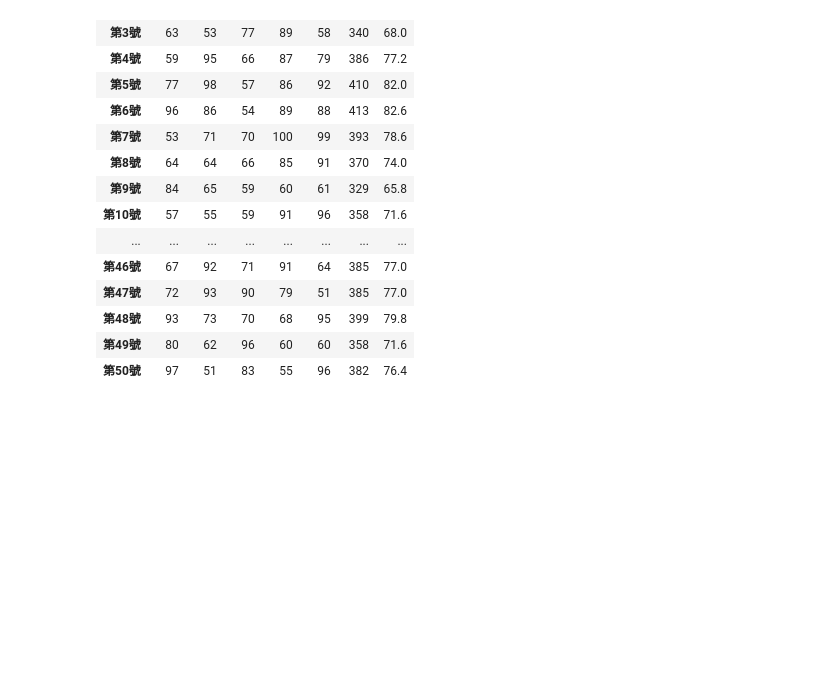
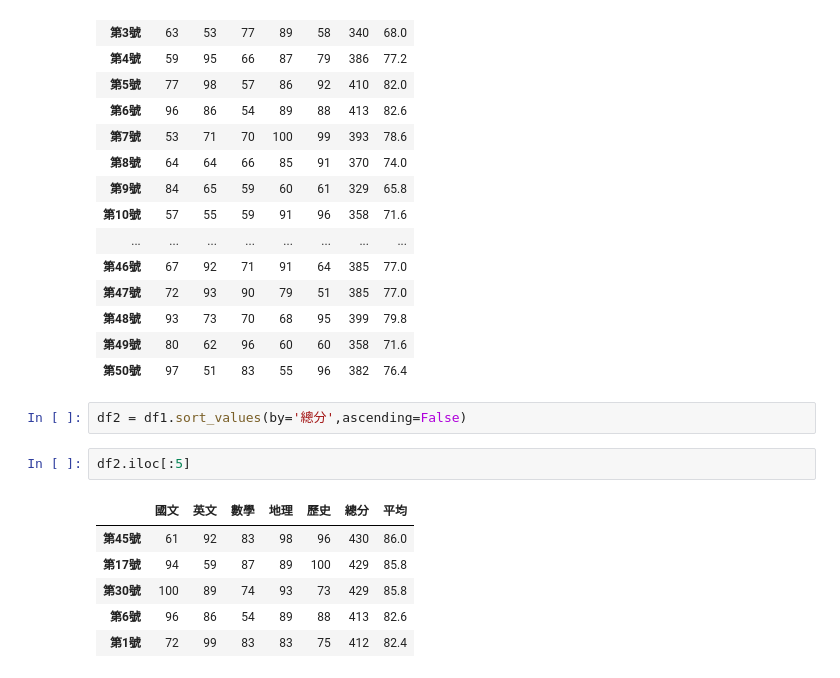
Before and after one commit to Knc5567/_python_test, a Jupyter notebook: lesson11.ipynb, the cells around one changed output. Cells and saved outputs as stored; diff of their text form; blank space fills up the shorter version.

```diff
--- a/lesson11.ipynb
+++ b/lesson11.ipynb
@@ -203,3 +203,14 @@ df1
 | 第48號 | 93 | 73 | 70 | 68 | 95 | 399 | 79.8 |
 | 第49號 | 80 | 62 | 96 | 60 | 60 | 358 | 71.6 |
 | 第50號 | 97 | 51 | 83 | 55 | 96 | 382 | 76.4 |
+# %%
+df2 = df1.sort_values(by='總分',ascending=False)
+# %%
+df2.iloc[:5]
+# %% [output]
+|  | 國文 | 英文 | 數學 | 地理 | 歷史 | 總分 | 平均 |
+| 第45號 | 61 | 92 | 83 | 98 | 96 | 430 | 86.0 |
+| 第17號 | 94 | 59 | 87 | 89 | 100 | 429 | 85.8 |
+| 第30號 | 100 | 89 | 74 | 93 | 73 | 429 | 85.8 |
+| 第6號 | 96 | 86 | 54 | 89 | 88 | 413 | 82.6 |
+| 第1號 | 72 | 99 | 83 | 83 | 75 | 412 | 82.4 |
```
Also changed, not shown: parts of 3 cells of this notebook, 5 other files.
